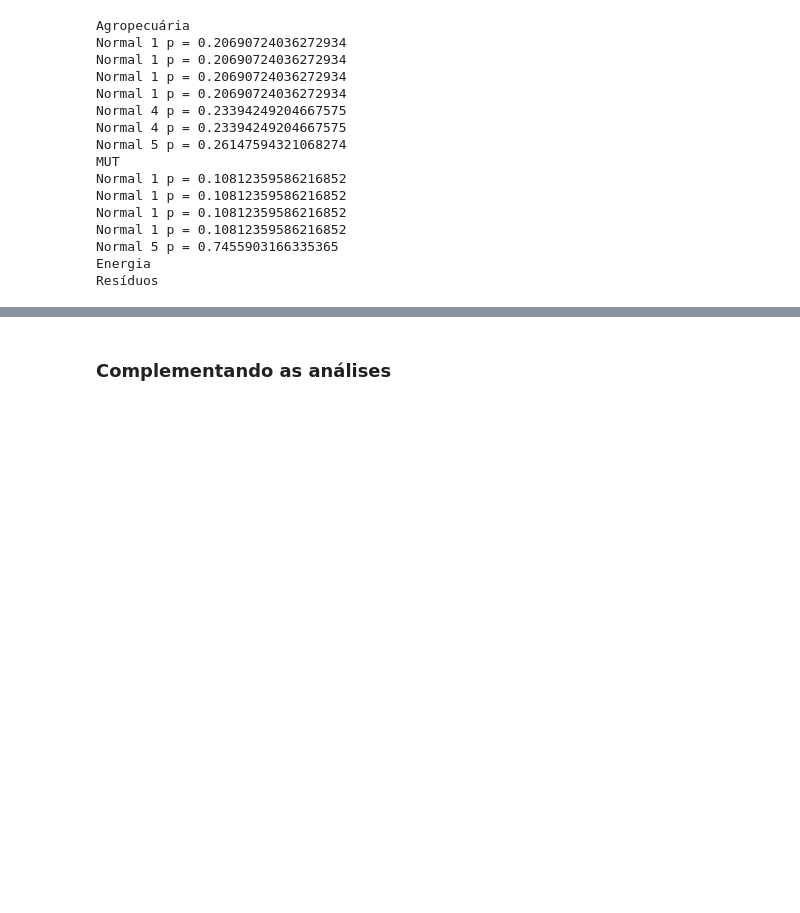
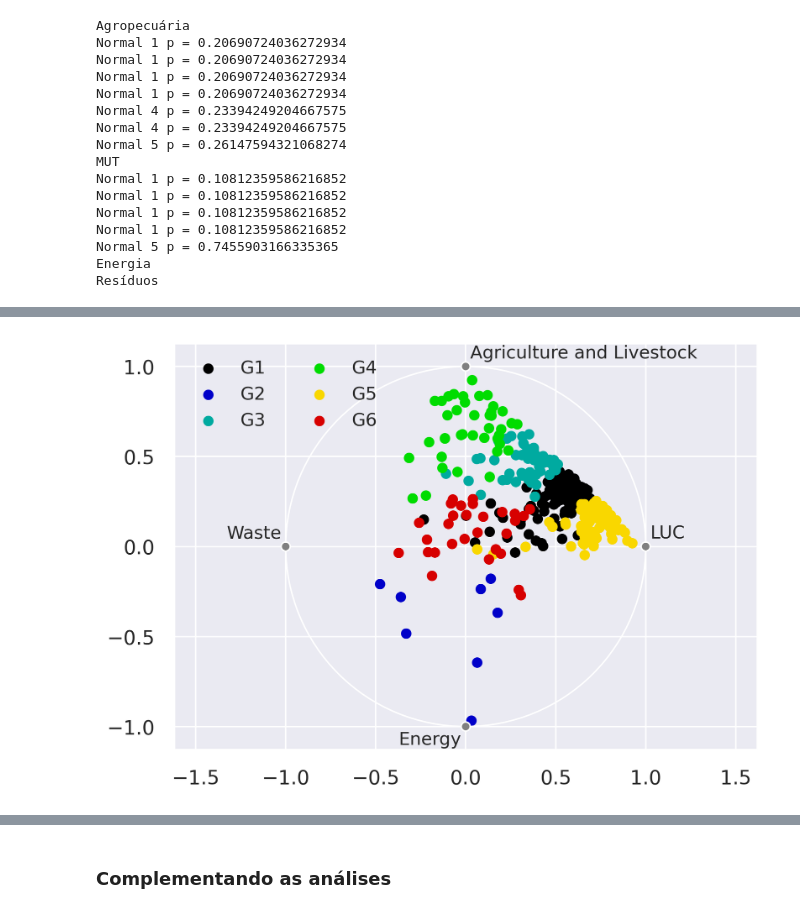
Before and after one commit to lucas-fpaiva/matopiba_emissions, a Jupyter notebook: code/groups.ipynb, the cells around one changed output, grey strips where cells are left out. Saved outputs shown, nothing was run; the diff lists cells and outputs as text; code cells hidden in the pictures; blank space fills up the shorter version.

```diff
--- a/code/groups.ipynb
+++ b/code/groups.ipynb
@@ -247,11 +239,10 @@ ModuleNotFoundError: No module named 'google.colab'
 # %%
-data = pd.read_csv('matopiba_groups.csv',index_col=0)
-data.grupo = data.grupo+1
+data.group = data.group+1
 lista = []
-for g in data.grupo:
+for g in data.group:
     lista.append(str("G"+str(g)))
 
 
-data['grupo_name'] = lista
+data['group_name'] = lista
 data.head()
 # %% [output]
@@ -561,0 +398,9 @@ data[data['grupo']==2].head(8)
+# %%
+from pandas.plotting import radviz
+fig = plt.figure(figsize = (7,5),dpi = 300)
+
+radviz(data[["LUC","Agriculture and Livestock","Waste","Energy","group_name"]].sort_values(by='group_name'), 'group_name',color = color)
+plt.legend(loc='upper left', ncol=2,fontsize=12)
+plt.savefig("/content/matopiba_emissions/output/figure3.pdf", format="pdf", dpi=1000)
+# %% [output]
+[figure, added]
```
Also changed, not shown: parts of 38 cells of this notebook.
